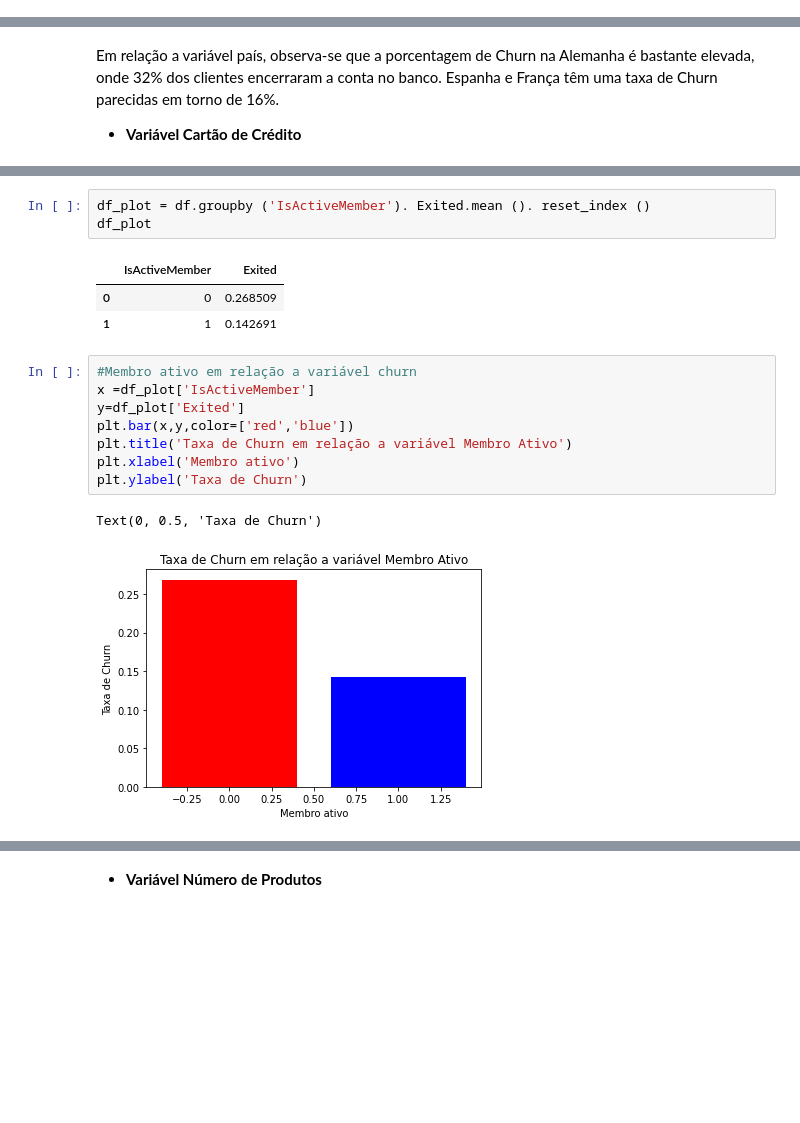
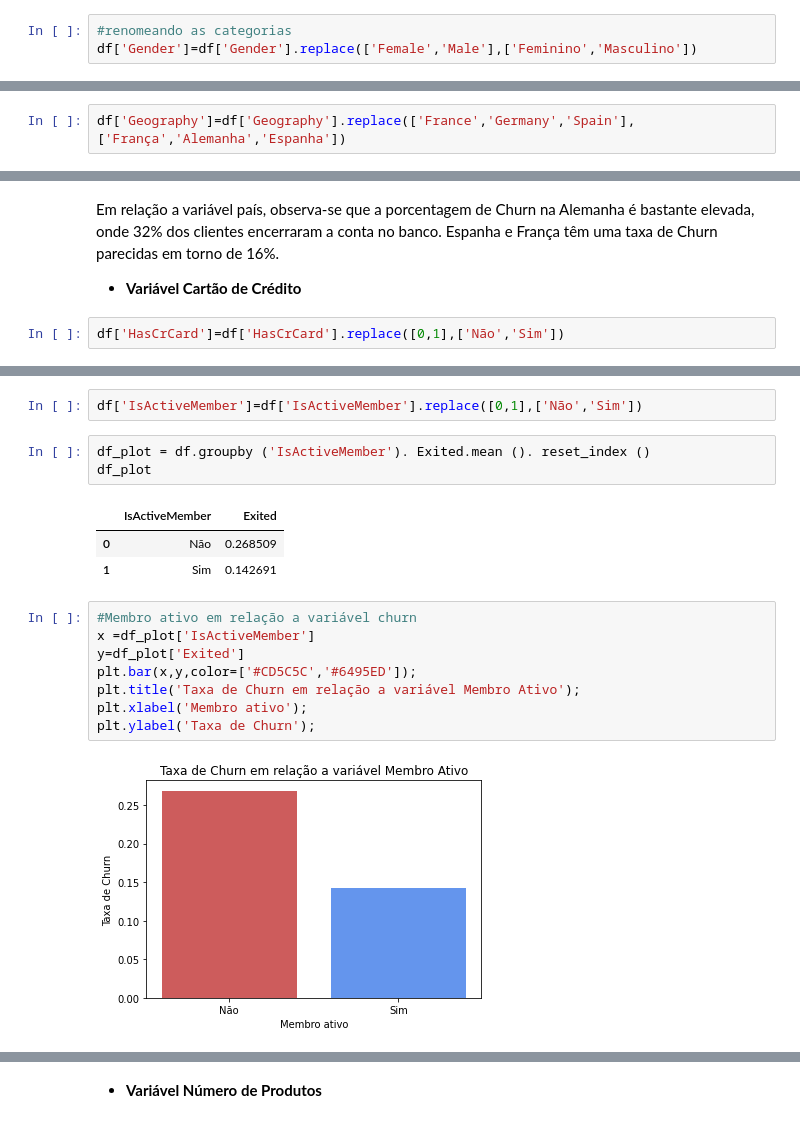
Before and after one commit to scudilio/Churn_model, a Jupyter notebook: Parte_II_Churn_artigo.ipynb, the cells around one changed output, grey strips where cells are left out. Drawn from its saved outputs; the diff is of its cells as text; blank space fills up the shorter version.

```diff
--- a/Parte_II_Churn_artigo.ipynb
+++ b/Parte_II_Churn_artigo.ipynb
@@ -215,5 +218,8 @@ Observe que 20% dos clientes dessa agência bancária abandonaram o serviço. Va
 
 * **Variável Sexo**
+# %%
+#renomeando as categorias
+df['Gender']=df['Gender'].replace(['Female','Male'],['Feminino','Masculino'])
 # %%
 df_plot = df.groupby ('Gender'). Exited.mean (). reset_index ()
 df_plot
@@ -237,5 +242,7 @@ Observa-se que mulheres têm um risco maior de Churn do que homens.
 
 * **Variável País**
+# %%
+df['Geography']=df['Geography'].replace(['France','Germany','Spain'],['França','Alemanha','Espanha'])
 # %%
 df_plot = df.groupby ('Geography'). Exited.mean (). reset_index ()
 df_plot
@@ -259,6 +265,8 @@ Text(0, 0.5, 'Taxa de Churn')
 Em relação a variável país, observa-se que a porcentagem de Churn na Alemanha é bastante elevada, onde 32% dos clientes encerraram a conta no banco. Espanha e França têm uma taxa de Churn parecidas em torno de 16%.
 
 * **Variável Cartão de Crédito**
+# %%
+df['HasCrCard']=df['HasCrCard'].replace([0,1],['Não','Sim'])
 # %%
 df_plot = df.groupby ('HasCrCard'). Exited.mean (). reset_index ()
 df_plot
@@ -282,23 +289,24 @@ Observa-se que o cliente ter ou não cartão de crédito parece não influenciar
 
 * **Variável Membro Ativo**
+# %%
+df['IsActiveMember']=df['IsActiveMember'].replace([0,1],['Não','Sim'])
 # %%
 df_plot = df.groupby ('IsActiveMember'). Exited.mean (). reset_index ()
 df_plot
 # %% [output]
 |  | IsActiveMember | Exited |
-| 0 | 0 | 0.268509 |
-| 1 | 1 | 0.142691 |
+| 0 | Não | 0.268509 |
+| 1 | Sim | 0.142691 |
 # %%
 #Membro ativo em relação a variável churn
 x =df_plot['IsActiveMember']
 y=df_plot['Exited']
-plt.bar(x,y,color=['red','blue'])
-plt.title('Taxa de Churn em relação a variável Membro Ativo')
-plt.xlabel('Membro ativo')
-plt.ylabel('Taxa de Churn')
+plt.bar(x,y,color=['#CD5C5C','#6495ED']);
+plt.title('Taxa de Churn em relação a variável Membro Ativo');
+plt.xlabel('Membro ativo');
+plt.ylabel('Taxa de Churn');
 # %% [output]
-Text(0, 0.5, 'Taxa de Churn')
-[figure, old version]
+[figure, new version]
 # %% [markdown]
 O Churn entre os clientes que não são ativos é maior do que os clientes ativos, tendo uma diferença de aproximadamente 12%.
 
```
Also changed, not shown: parts of 44 cells of this notebook.
